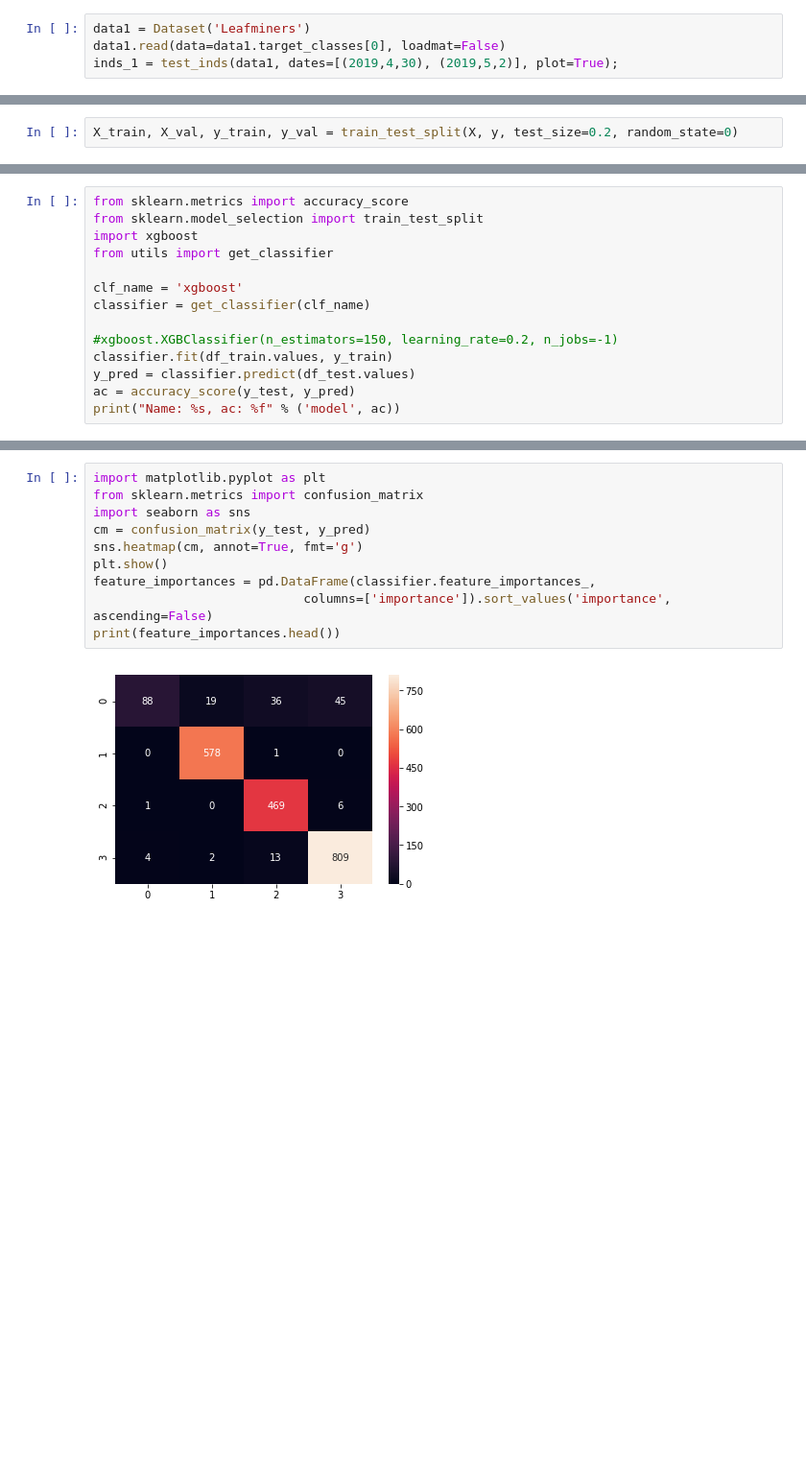
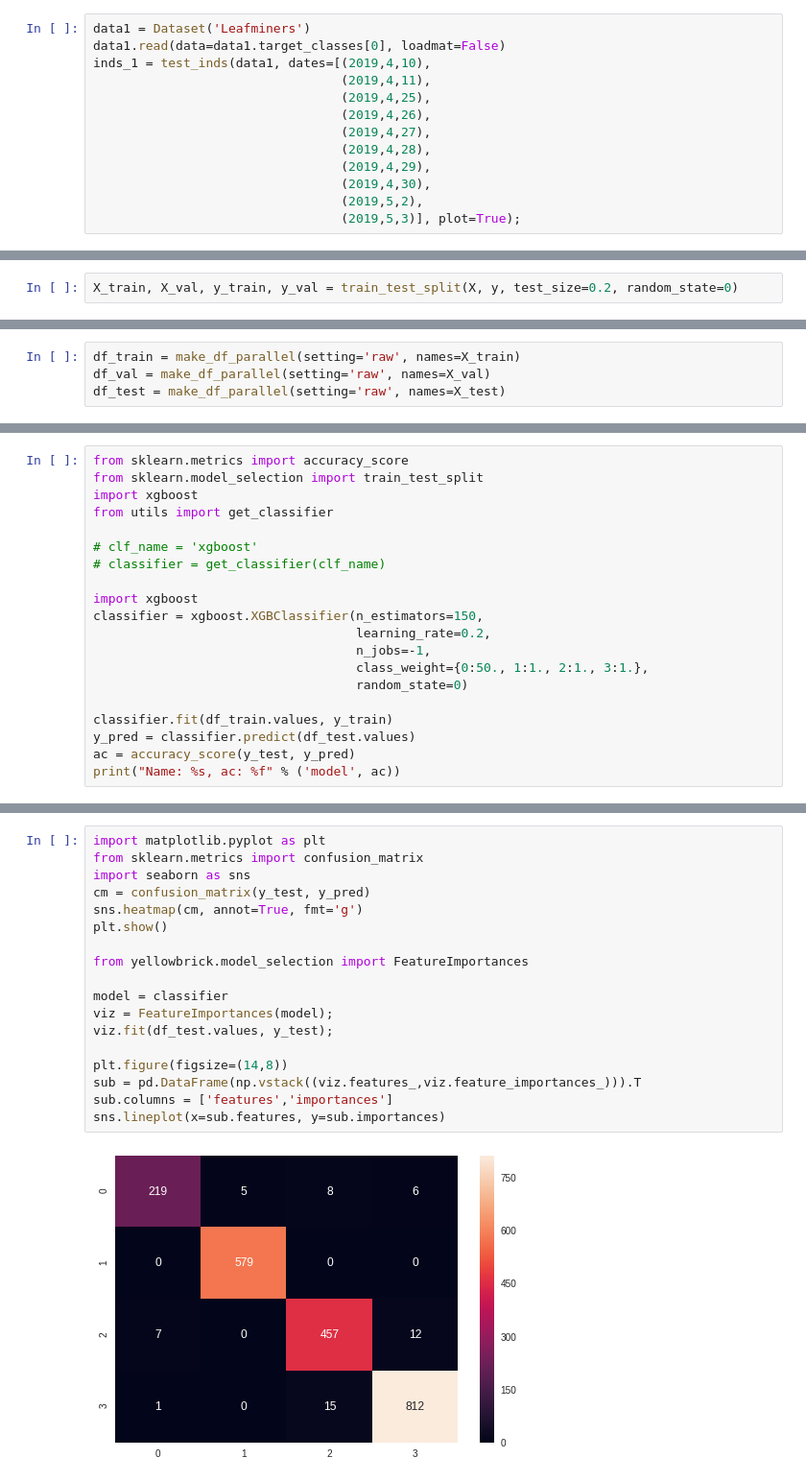
Before and after one commit to kalfasyan/wingbeat_frequencies, a Jupyter notebook: Improved_validation_ML_methods.ipynb, the cells around one changed output, grey strips where cells are left out. Shown at 96% size. Cells and saved outputs as stored; diff of their text form; blank space fills up the shorter version.

Commit message:
validation ML methods nb, feat importance,update after vacation

```diff
--- a/Improved_validation_ML_methods.ipynb
+++ b/Improved_validation_ML_methods.ipynb
@@ -26,6 +26,15 @@ def test_inds(dataset, dates=[], plot=True):
 # %%
 data1 = Dataset('Leafminers')
 data1.read(data=data1.target_classes[0], loadmat=False)
-inds_1 = test_inds(data1, dates=[(2019,4,30), (2019,5,2)], plot=True);
+inds_1 = test_inds(data1, dates=[(2019,4,10),
+                                 (2019,4,11),
+                                 (2019,4,25),
+                                 (2019,4,26),
+                                 (2019,4,27),
+                                 (2019,4,28),
+                                 (2019,4,29),
+                                 (2019,4,30),
+                                 (2019,5,2),
+                                 (2019,5,3)], plot=True);
 # %% [output]
 Data: Cichorii.
@@ -118,0 +122,4 @@ df_test = make_df_parallel(setting='read', names=X_test)
+# %%
+df_train = make_df_parallel(setting='raw', names=X_train)
+df_val = make_df_parallel(setting='raw', names=X_val)
+df_test = make_df_parallel(setting='raw', names=X_test)
@@ -122,10 +131,16 @@ from sklearn.model_selection import train_test_split
 import xgboost
 from utils import get_classifier
 
-clf_name = 'xgboost'
-classifier = get_classifier(clf_name)
+# clf_name = 'xgboost'
+# classifier = get_classifier(clf_name)
 
-#xgboost.XGBClassifier(n_estimators=150, learning_rate=0.2, n_jobs=-1)
+import xgboost
+classifier = xgboost.XGBClassifier(n_estimators=150,
+                                   learning_rate=0.2,
+                                   n_jobs=-1,
+                                   class_weight={0:50., 1:1., 2:1., 3:1.},
+                                   random_state=0)
+
 classifier.fit(df_train.values, y_train)
 y_pred = classifier.predict(df_test.values)
 ac = accuracy_score(y_test, y_pred)
@@ -136,12 +150,20 @@ NameError: name 'confmat' is not defined
 # %%
 import matplotlib.pyplot as plt
 from sklearn.metrics import confusion_matrix
 import seaborn as sns
 cm = confusion_matrix(y_test, y_pred)
 sns.heatmap(cm, annot=True, fmt='g')
 plt.show()
-feature_importances = pd.DataFrame(classifier.feature_importances_,
-                            columns=['importance']).sort_values('importance', ascending=False)
-print(feature_importances.head())
+
+from yellowbrick.model_selection import FeatureImportances
+
+model = classifier
+viz = FeatureImportances(model);
+viz.fit(df_test.values, y_test);
+
+plt.figure(figsize=(14,8))
+sub = pd.DataFrame(np.vstack((viz.features_,viz.feature_importances_))).T
+sub.columns = ['features','importances']
+sns.lineplot(x=sub.features, y=sub.importances)
 # %% [output]
-[figure, old version]
+[figure, new version]
```
Also changed, not shown: parts of 16 cells of this notebook, 6 other files.
